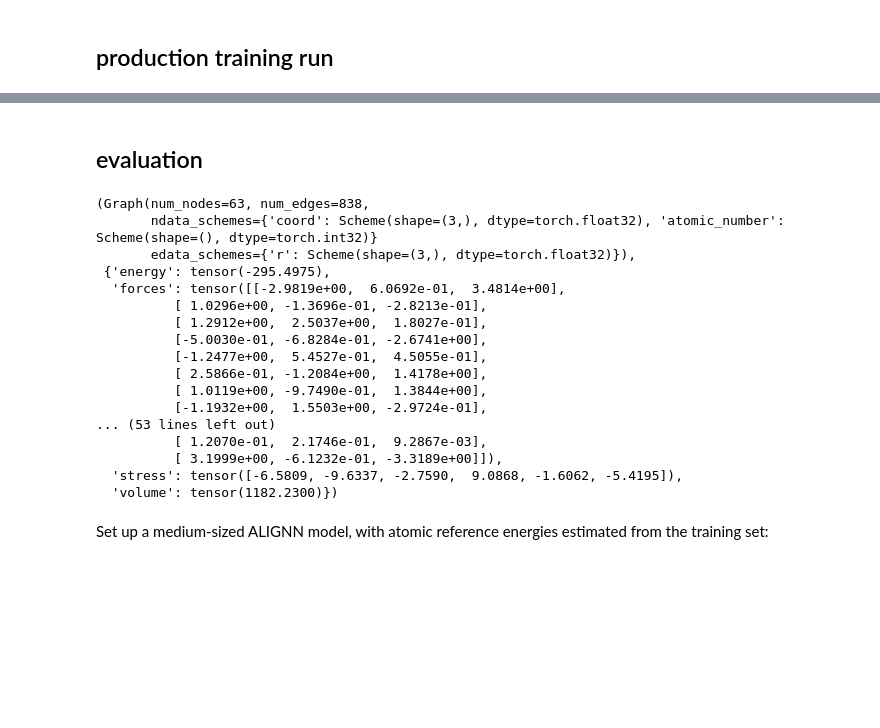
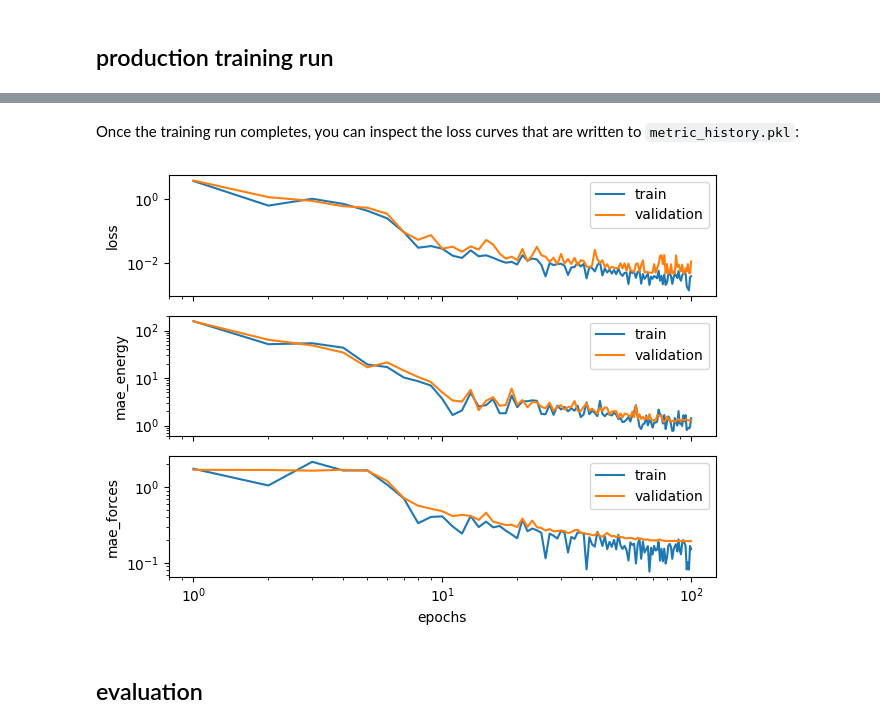
Before and after one commit to usnistgov/nfflr, a Jupyter notebook: docs/source/howto/force-field-training.ipynb, the cells around one changed output, grey strips where cells are left out. Drawn from its saved outputs; the diff is of its cells as text; code cells hidden in the pictures; blank space fills up the shorter version.

Commit message:
update force field guide and increment version

```diff
--- a/docs/source/howto/force-field-training.ipynb
+++ b/docs/source/howto/force-field-training.ipynb
@@ -68,29 +258,35 @@ dataset = nfflr.data.mlearn_dataset(
+# %% [markdown]
+Once the training run completes, you can inspect the loss curves that are written to `metric_history.pkl`:
+# %%
+from pathlib import Path
+import torch
+import nfflr
+
+import einops
+from dataclasses import dataclass
+
+import matplotlib.pyplot as plt
+%matplotlib inline
+
+modeldir = Path("force-field-training")
+h = torch.load(modeldir / "metric_history.pkl")
+targets = ("loss", "mae_energy", "mae_forces")
+n_epochs = len(h["train"][targets[0]])
+epochs = 1 + torch.arange(n_epochs)
+
+fig, axes = plt.subplots(nrows=3, sharex=True)
+
+for target, ax in zip(targets, axes):
+    for phase in ("train", "validation"):
+        ax.plot(epochs, h[phase][target], label=phase)
+        ax.set_ylabel(target)
+        ax.loglog()
+        ax.legend()
+
+axes[-1].set_xlabel("epochs")
+plt.tight_layout()
+plt.show()
+# %% [output]
+[figure, added]
 # %% [markdown]
 ## evaluation
-# %%
-import nfflr
-
-rcut = 4.0
-transform = nfflr.nn.PeriodicRadiusGraph(cutoff=rcut)
-dataset = nfflr.data.mlearn_dataset("Si", transform=transform)
-dataset[0]
-# %% [output]
-(Graph(num_nodes=63, num_edges=838,
-       ndata_schemes={'coord': Scheme(shape=(3,), dtype=torch.float32), 'atomic_number': Scheme(shape=(), dtype=torch.int32)}
-       edata_schemes={'r': Scheme(shape=(3,), dtype=torch.float32)}),
- {'energy': tensor(-295.4975),
-  'forces': tensor([[-2.9819e+00,  6.0692e-01,  3.4814e+00],
-          [ 1.0296e+00, -1.3696e-01, -2.8213e-01],
-          [ 1.2912e+00,  2.5037e+00,  1.8027e-01],
-          [-5.0030e-01, -6.8284e-01, -2.6741e+00],
-          [-1.2477e+00,  5.4527e-01,  4.5055e-01],
-          [ 2.5866e-01, -1.2084e+00,  1.4178e+00],
-          [ 1.0119e+00, -9.7490e-01,  1.3844e+00],
-          [-1.1932e+00,  1.5503e+00, -2.9724e-01],
-... (53 lines left out)
-          [ 1.2070e-01,  2.1746e-01,  9.2867e-03],
-          [ 3.1999e+00, -6.1232e-01, -3.3189e+00]]),
-  'stress': tensor([-6.5809, -9.6337, -2.7590,  9.0868, -1.6062, -5.4195]),
-  'volume': tensor(1182.2300)})
-# %% [markdown]
-Set up a medium-sized ALIGNN model, with atomic reference energies estimated from the training set:
```
Also changed, not shown: parts of 34 cells of this notebook, 9 other files.
